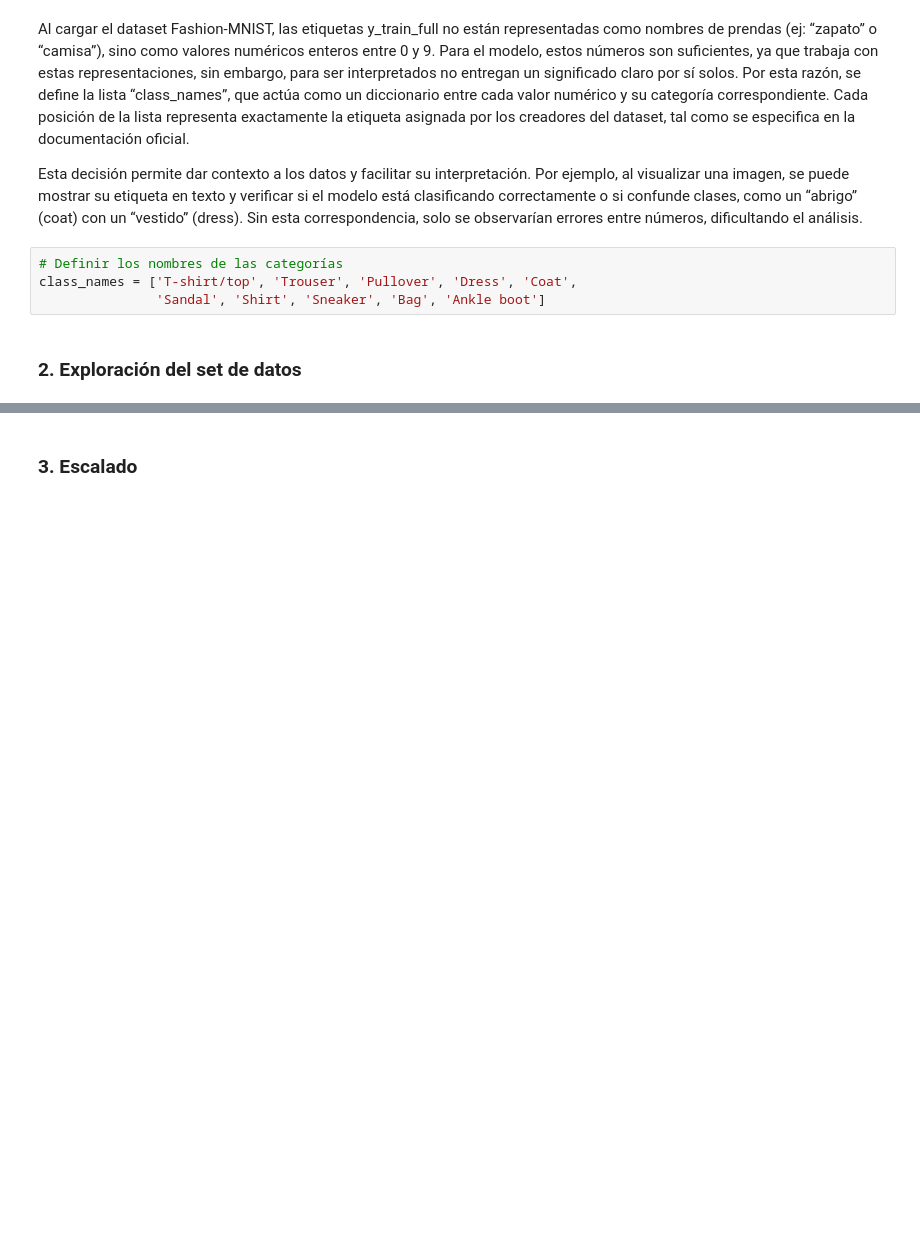
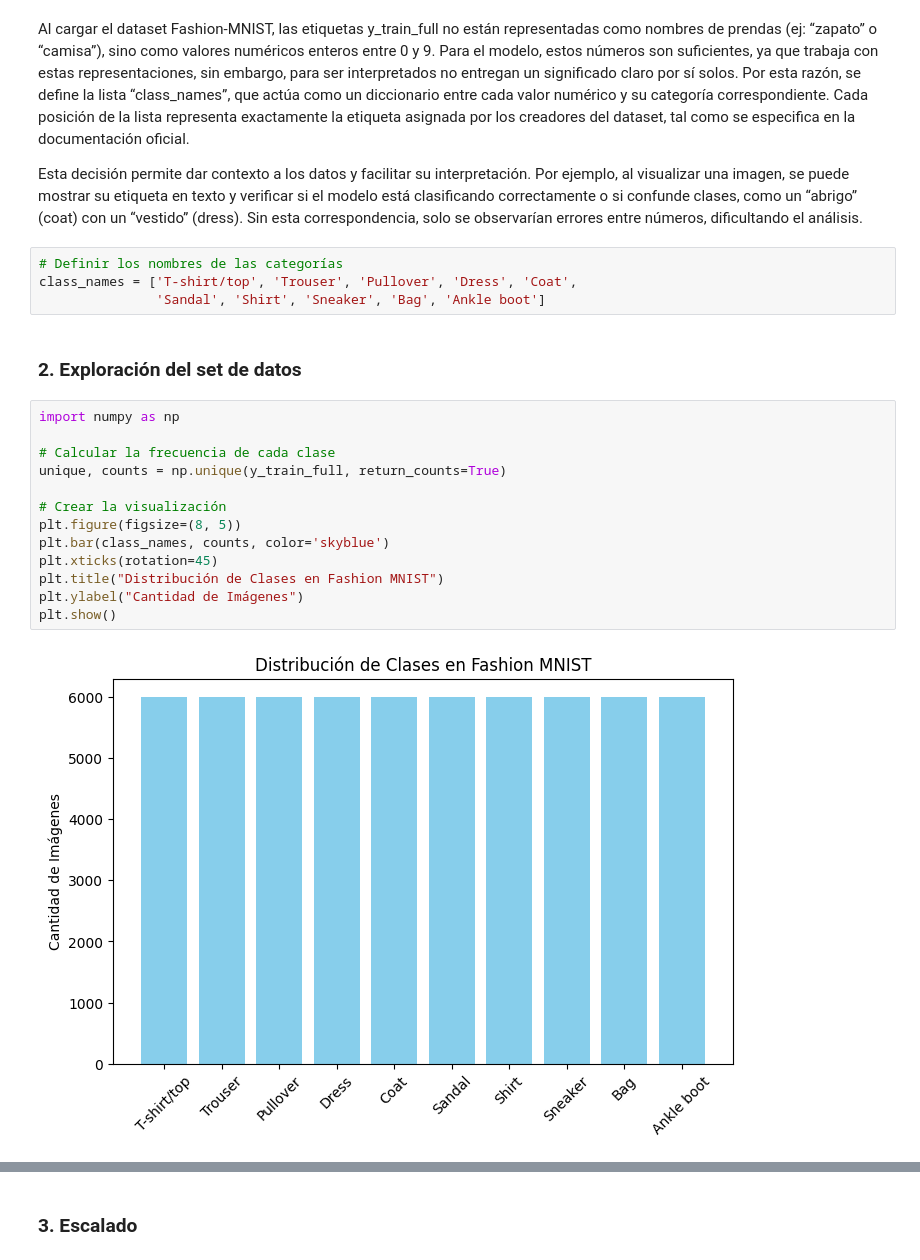
Before and after one commit to konishogu/DeepLearning, a Jupyter notebook: EVALUACION_1.ipynb, the cells around one changed output, grey strips where cells are left out. Cells and saved outputs as stored; diff of their text form; blank space fills up the shorter version.

```diff
--- a/EVALUACION_1.ipynb
+++ b/EVALUACION_1.ipynb
@@ -80,3 +100,18 @@ class_names = ['T-shirt/top', 'Trouser', 'Pullover', 'Dress', 'Coat',
                'Sandal', 'Shirt', 'Sneaker', 'Bag', 'Ankle boot']
 # %% [markdown]
 ### **2. Exploración del set de datos**
+# %%
+import numpy as np
+
+# Calcular la frecuencia de cada clase
+unique, counts = np.unique(y_train_full, return_counts=True)
+
+# Crear la visualización
+plt.figure(figsize=(8, 5))
+plt.bar(class_names, counts, color='skyblue')
+plt.xticks(rotation=45)
+plt.title("Distribución de Clases en Fashion MNIST")
+plt.ylabel("Cantidad de Imágenes")
+plt.show()
+# %% [output]
+[figure, added]
```
Also changed, not shown: parts of 11 cells of this notebook.
